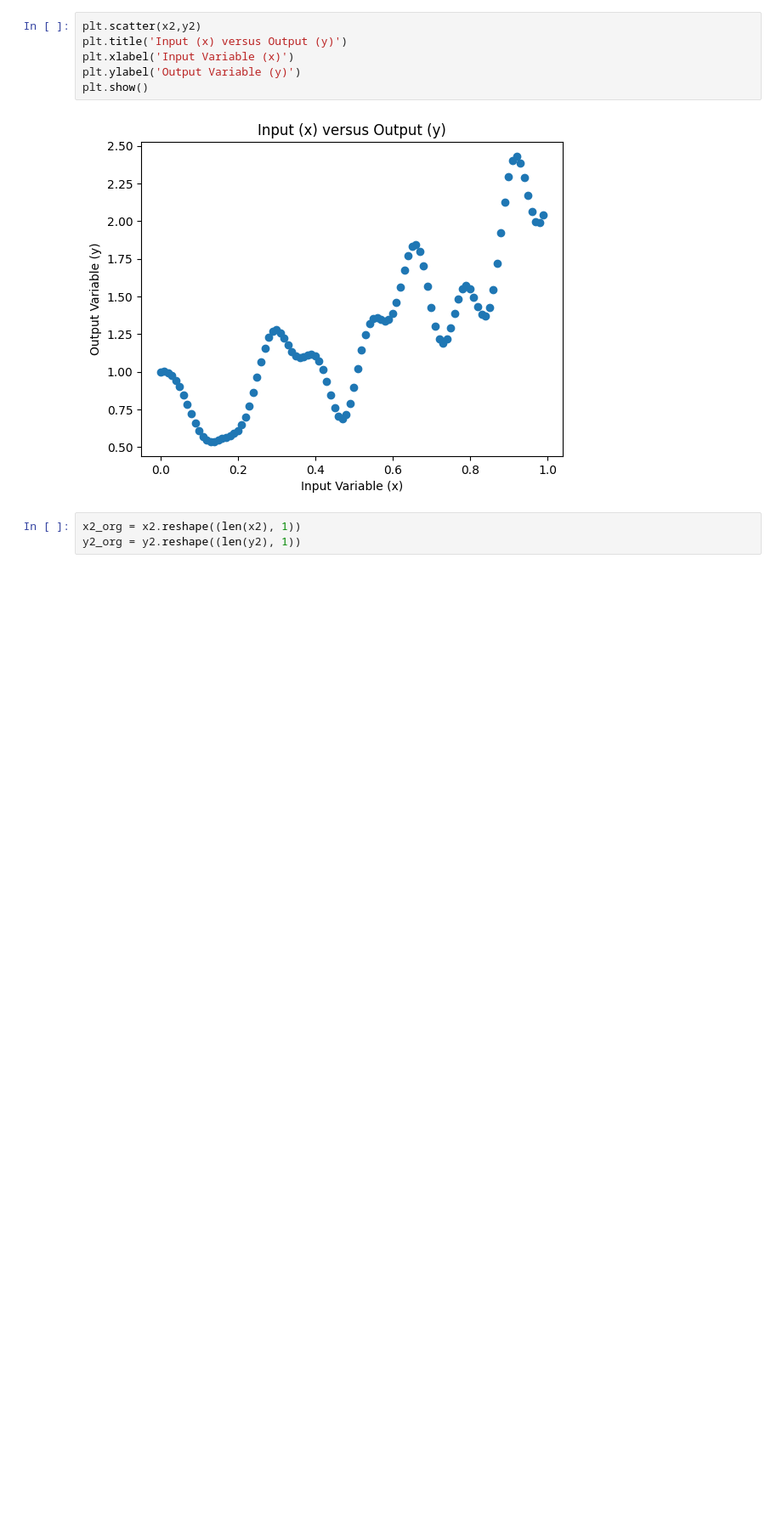
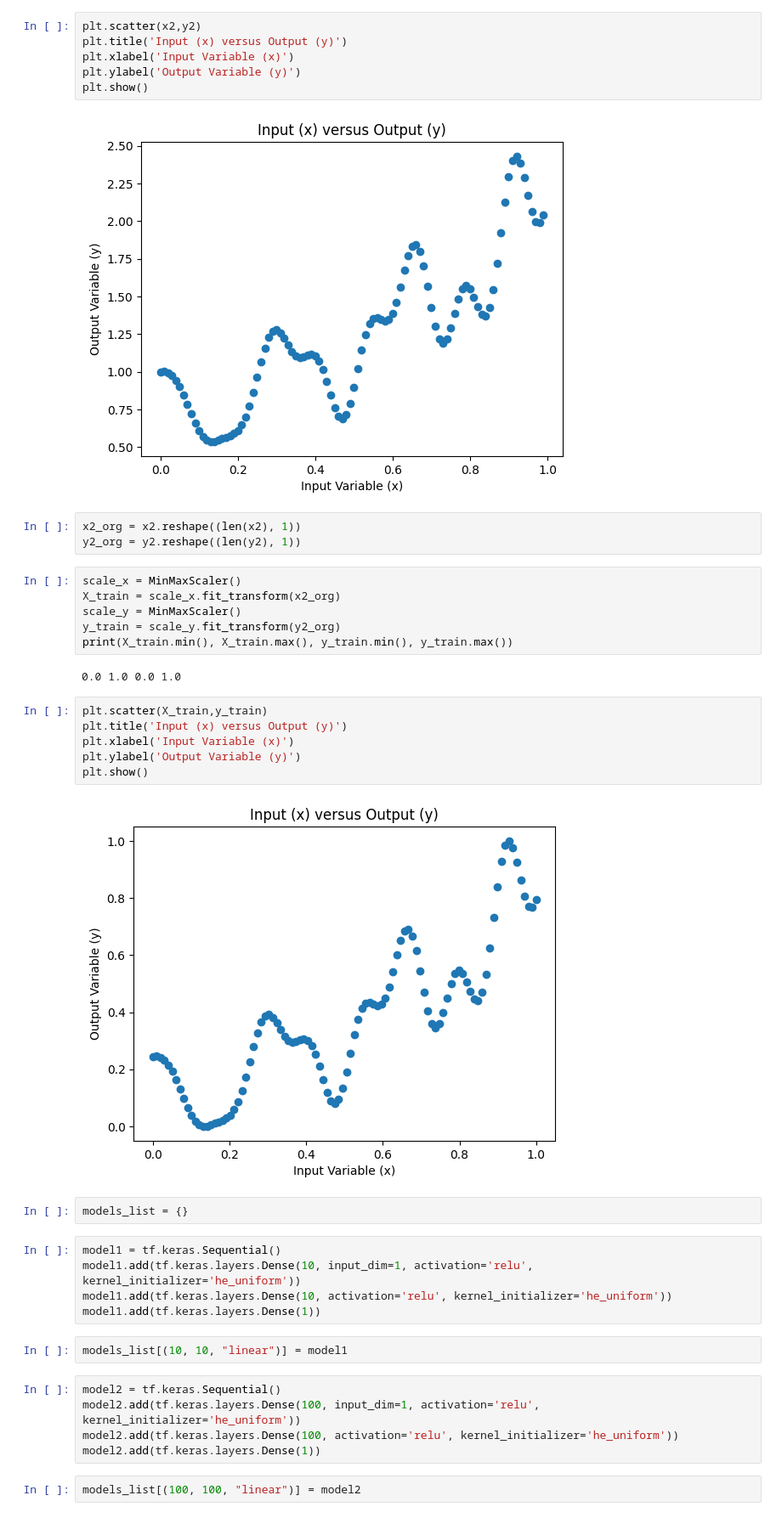
Before and after one commit to hellojohnkim/mmai894, a Jupyter notebook: Week 1_Lab.ipynb, the cells around one changed output. Shown at 85% size. Cells and saved outputs as stored; diff of their text form; blank space fills up the shorter version.

```diff
--- a/Week 1_Lab.ipynb
+++ b/Week 1_Lab.ipynb
@@ -269,3 +275,35 @@ plt.show()
 # %%
 x2_org = x2.reshape((len(x2), 1))
 y2_org = y2.reshape((len(y2), 1))
+# %%
+scale_x = MinMaxScaler()
+X_train = scale_x.fit_transform(x2_org)
+scale_y = MinMaxScaler()
+y_train = scale_y.fit_transform(y2_org)
+print(X_train.min(), X_train.max(), y_train.min(), y_train.max())
+# %% [output]
+0.0 1.0 0.0 1.0
+# %%
+plt.scatter(X_train,y_train)
+plt.title('Input (x) versus Output (y)')
+plt.xlabel('Input Variable (x)')
+plt.ylabel('Output Variable (y)')
+plt.show()
+# %% [output]
+[figure, added]
+# %%
+models_list = {}
+# %%
+model1 = tf.keras.Sequential()
+model1.add(tf.keras.layers.Dense(10, input_dim=1, activation='relu', kernel_initializer='he_uniform'))
+model1.add(tf.keras.layers.Dense(10, activation='relu', kernel_initializer='he_uniform'))
+model1.add(tf.keras.layers.Dense(1))
+# %%
+models_list[(10, 10, "linear")] = model1
+# %%
+model2 = tf.keras.Sequential()
+model2.add(tf.keras.layers.Dense(100, input_dim=1, activation='relu', kernel_initializer='he_uniform'))
+model2.add(tf.keras.layers.Dense(100, activation='relu', kernel_initializer='he_uniform'))
+model2.add(tf.keras.layers.Dense(1))
+# %%
+models_list[(100, 100, "linear")] = model2
```
Also changed, not shown: parts of 22 cells of this notebook.
